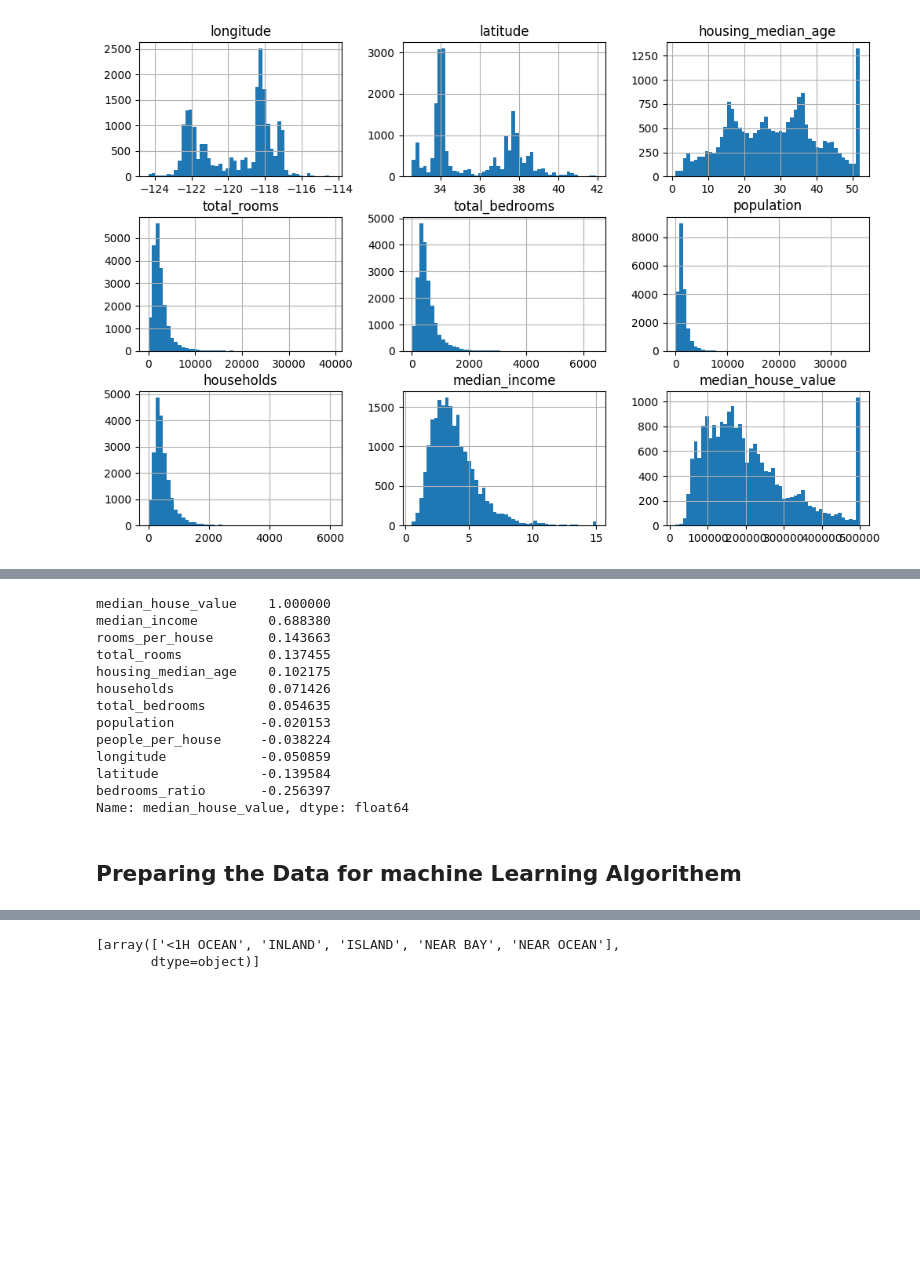
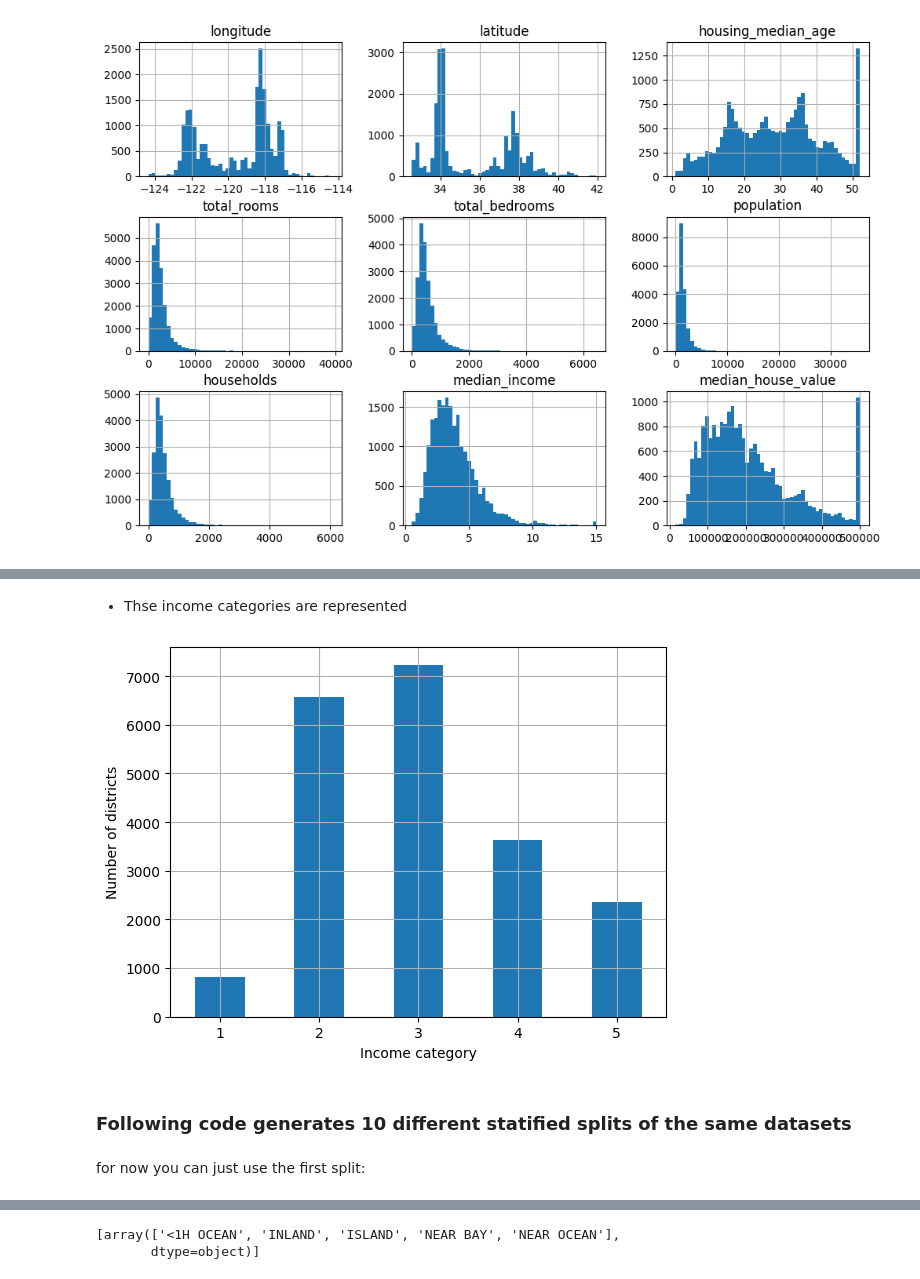
Before and after one commit to kshitijkatore/Learn_Along_Agentic-AI, a Jupyter notebook: 03_HandsOn_MachineLearning/Chapter_02/chapter_02.ipynb, the cells around one changed output, grey strips where cells are left out. Cells and saved outputs as stored; diff of their text form; code cells hidden in the pictures; blank space fills up the shorter version.

```diff
--- a/03_HandsOn_MachineLearning/Chapter_02/chapter_02.ipynb
+++ b/03_HandsOn_MachineLearning/Chapter_02/chapter_02.ipynb
@@ -21 +5,3 @@ housing_full =pd.read_csv('/home/kshitij/Desktop/Learn_Along_Agentic-AI/03_Hands
+# %%
+df = pd.read_csv('housing.csv')
 # %%
@@ -32,3 +16,5 @@ housing_full.head()
+# %%
+housing_full = df
 # %%
 housing_full.info()
 # %% [output]
@@ -215,19 +116,0 @@ housing["people_per_house"] = housing["population"] / housing["households"]
-# %%
-corr_matrix = housing.corr(numeric_only=True)
-corr_matrix["median_house_value"].sort_values(ascending=False)
-# %% [output]
-median_house_value    1.000000
-median_income         0.688380
-rooms_per_house       0.143663
-total_rooms           0.137455
-housing_median_age    0.102175
-households            0.071426
-total_bedrooms        0.054635
-population           -0.020153
-people_per_house     -0.038224
-longitude            -0.050859
-latitude             -0.139584
-bedrooms_ratio       -0.256397
-Name: median_house_value, dtype: float64
-# %% [markdown]
-## Preparing the Data for machine Learning Algorithem
@@ -233,0 +120,12 @@ Name: median_house_value, dtype: float64
+# %% [markdown]
+* Thse income categories are represented
+# %%
+cat_counts = housing_full["income_cat"].value_counts().sort_index()
+cat_counts.plot.bar(rot=0, grid=True)
+plt.xlabel("Income category")
+plt.ylabel("Number of districts")
+plt.show()
+# %% [output]
+[figure, added]
+# %% [markdown]
+### Following code generates 10 different statified splits of the same datasets
@@ -233,0 +142,2 @@ Name: median_house_value, dtype: float64
+# %% [markdown]
+for now you can just use the first split:
```
Also changed, not shown: parts of 166 cells of this notebook, 1 other file.
